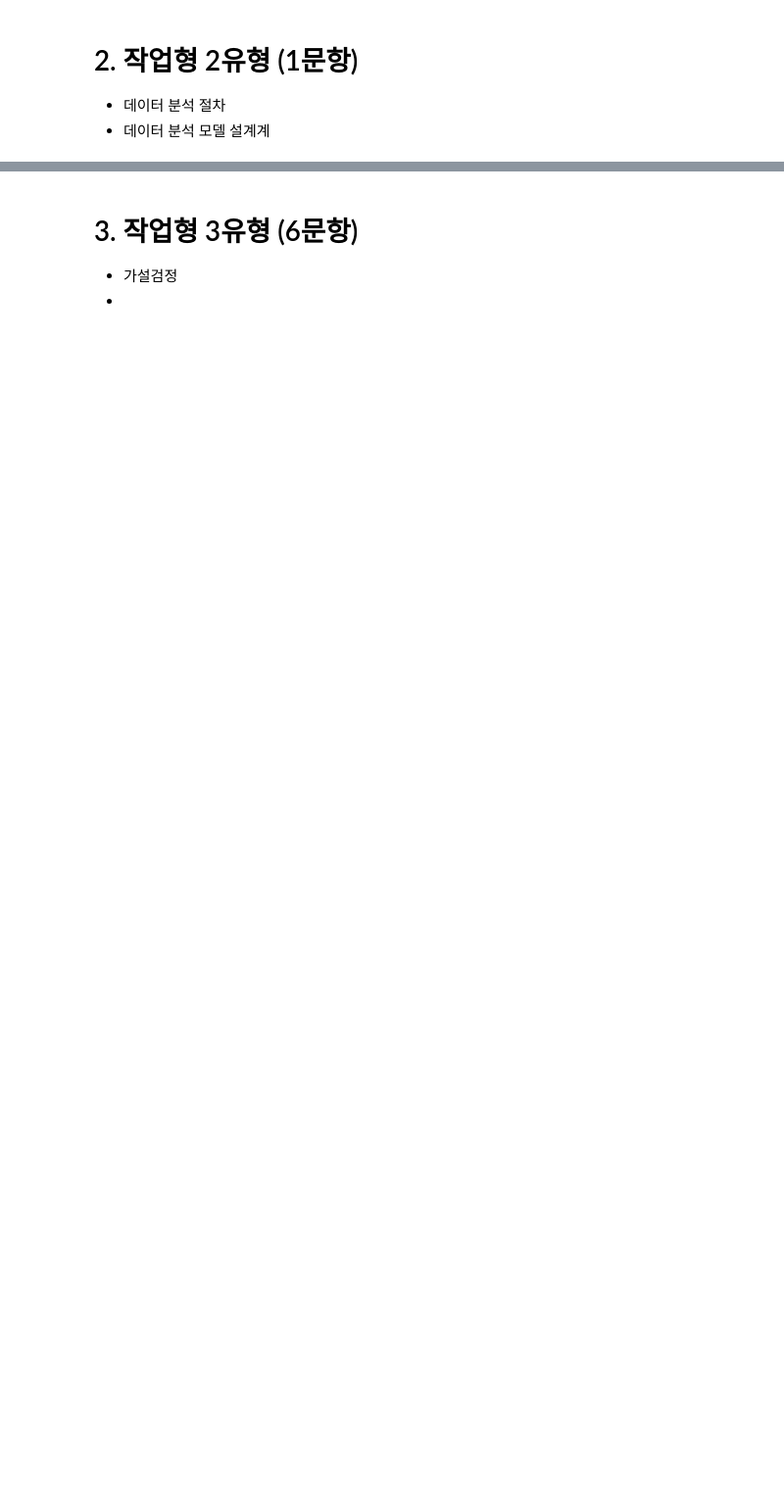
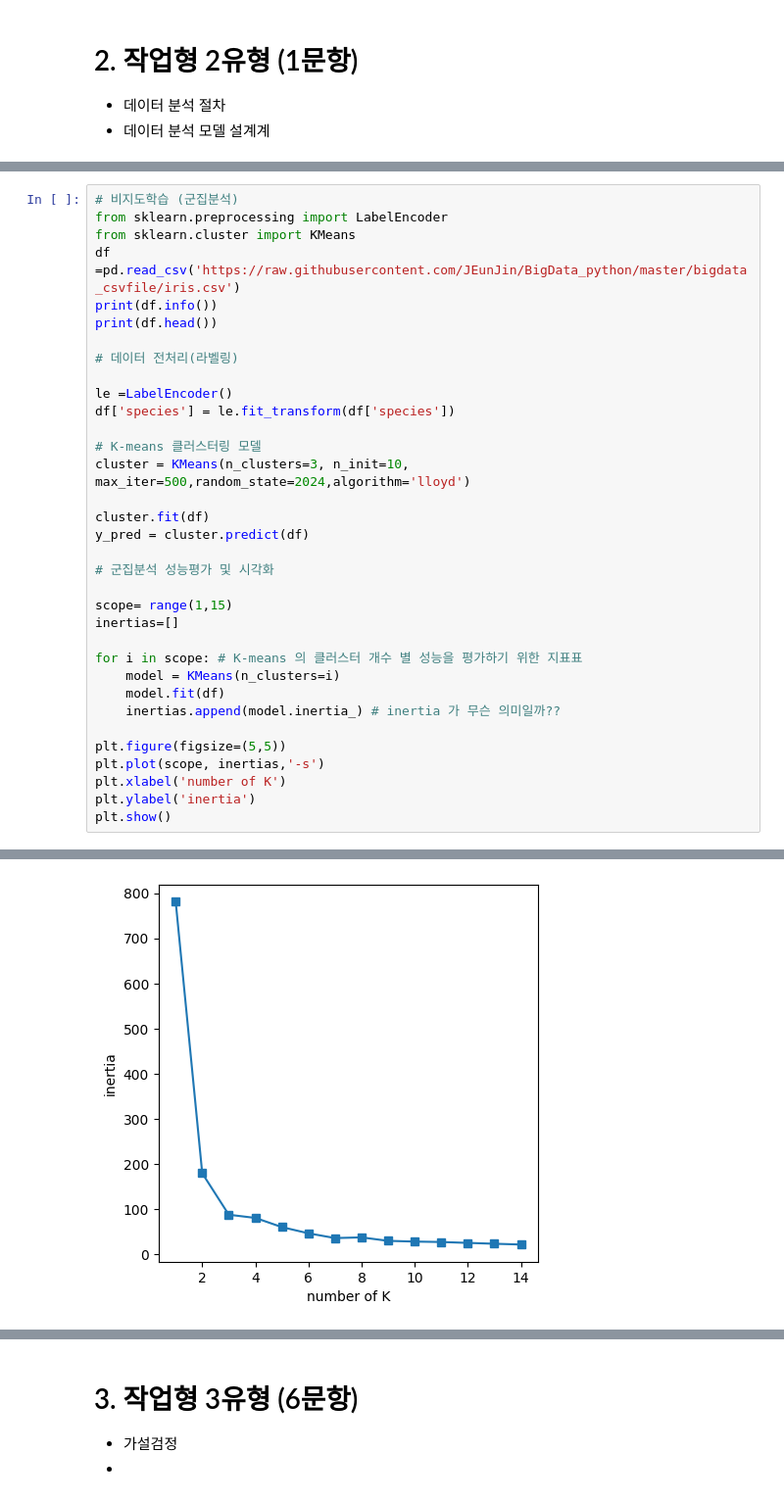
Before and after one commit to yangjung-woo/Bigdata, a Jupyter notebook: all_in_one.ipynb, the cells around one changed output, grey strips where cells are left out. Shown at 98% size. Drawn from its saved outputs; the diff is of its cells as text; blank space fills up the shorter version.

```diff
--- a/all_in_one.ipynb
+++ b/all_in_one.ipynb
@@ -45,0 +437,35 @@ sns.countplot(data=df, x='Sex', hue='Survived(modify)')
+# %%
+# 비지도학습 (군집분석)
+from sklearn.preprocessing import LabelEncoder
+from sklearn.cluster import KMeans
+df =pd.read_csv('https://raw.githubusercontent.com/JEunJin/BigData_python/master/bigdata_csvfile/iris.csv')
+print(df.info())
+print(df.head())
+
+# 데이터 전처리(라벨링)
+
+le =LabelEncoder()
+df['species'] = le.fit_transform(df['species'])
+
+# K-means 클러스터링 모델
+cluster = KMeans(n_clusters=3, n_init=10, max_iter=500,random_state=2024,algorithm='lloyd')
+
+cluster.fit(df)
+y_pred = cluster.predict(df)
+
+# 군집분석 성능평가 및 시각화
+
+scope= range(1,15)
+inertias=[]
+
+for i in scope: # K-means 의 클러스터 개수 별 성능을 평가하기 위한 지표표
+    model = KMeans(n_clusters=i)
+    model.fit(df)
+    inertias.append(model.inertia_) # inertia 가 무슨 의미일까??
+
+plt.figure(figsize=(5,5))
+plt.plot(scope, inertias,'-s')
+plt.xlabel('number of K')
+plt.ylabel('inertia')
+plt.show()
+# %% [output]
@@ -45,0 +508 @@ sns.countplot(data=df, x='Sex', hue='Survived(modify)')
+[figure, added]
```
Also changed, not shown: parts of 18 cells of this notebook, 1 other file.
